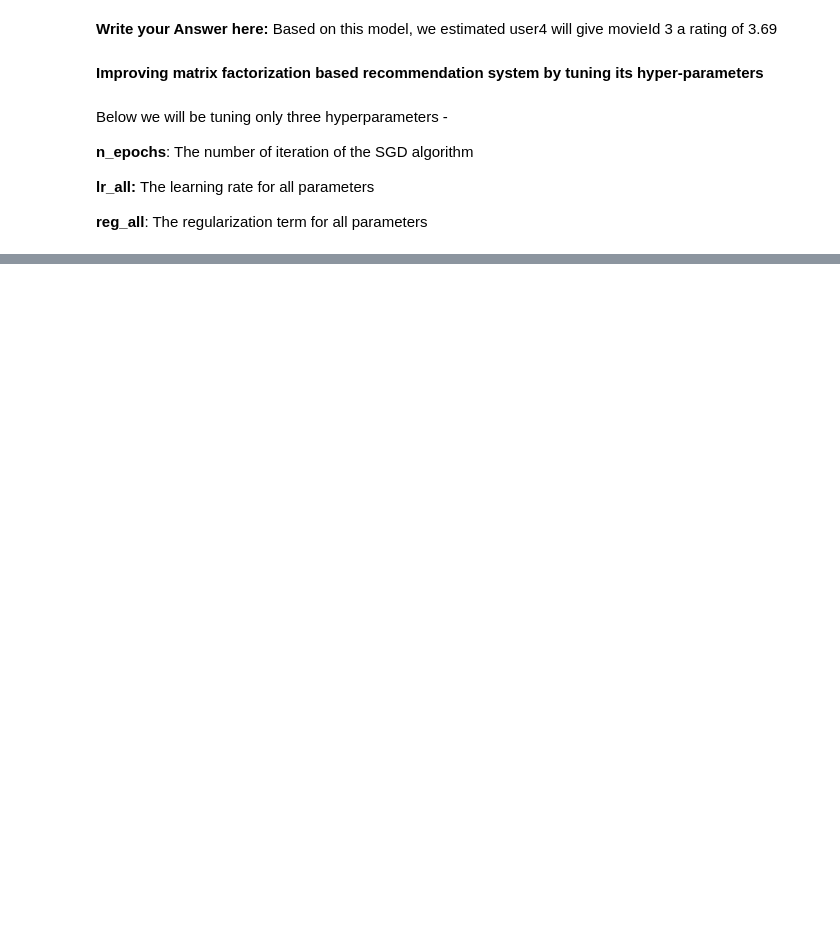
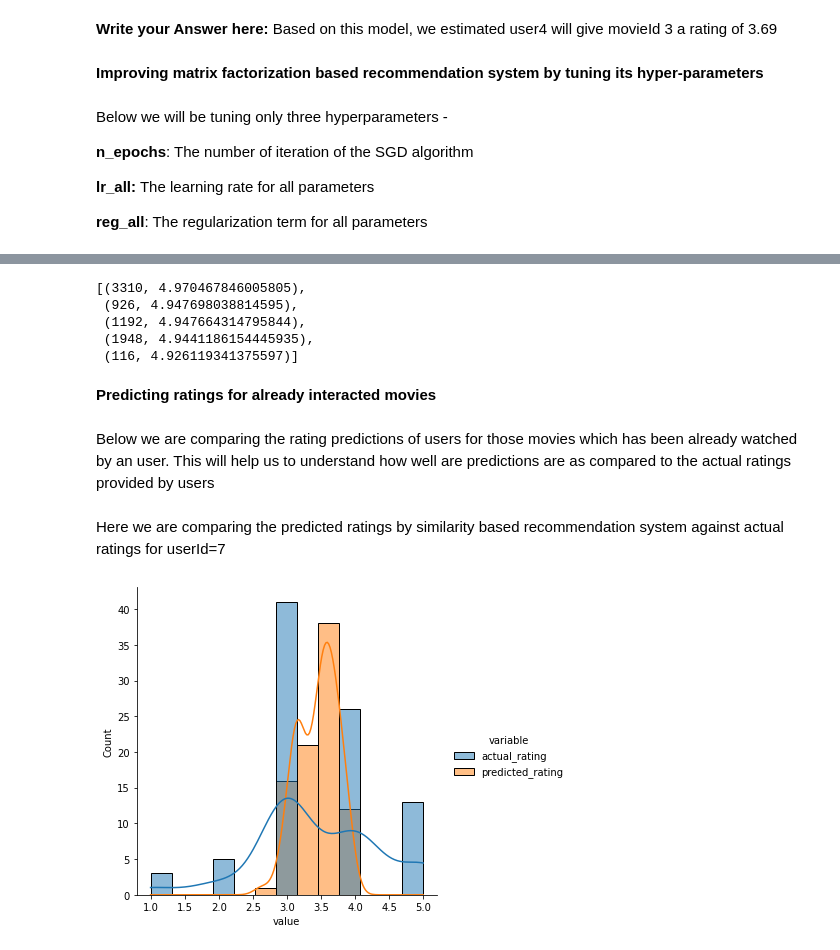
Before and after one commit to zhouxuan01/zhouxuan01, a Jupyter notebook: Movie_Recommendation_System.ipynb, the cells around one changed output, grey strips where cells are left out. Drawn from its saved outputs; the diff is of its cells as text; code cells hidden in the pictures; blank space fills up the shorter version.

```diff
--- a/Movie_Recommendation_System.ipynb
+++ b/Movie_Recommendation_System.ipynb
@@ -715,0 +718,11 @@ Below we will be tuning only three hyperparameters -
+# %%
+# Set the parameter space to tune
+param_grid = { 'n_epochs': [10,20,30], 'lr_all' : [0.001, 0.005, 0.01], 'reg_all': [0.2, 0.4, 0.6]}
+# Performing 3-fold gridsearch cross validation
+gs = GridSearchCV (SVD, param_grid, measures = ['rmse', 'mae'], cv = 3, n_jobs = -1)
+# Fitting data
+gs.fit(data)
+# Best RMSE score
+print(gs.best_score['rmse'])
+# Combination of parameters that gave the best RMSE score
+print(gs.best_params['rmse'])
@@ -715,0 +782,48 @@ Below we will be tuning only three hyperparameters -
+# %%
+get_recommendations (rating, 4, 5, svd_algo_optimized)
+# %% [output]
+[(3310, 4.970467846005805),
+ (926, 4.947698038814595),
+ (1192, 4.947664314795844),
+ (1948, 4.9441186154445935),
+ (116, 4.926119341375597)]
+# %% [markdown]
+**Predicting ratings for already interacted movies**
+# %% [markdown]
+Below we are comparing the rating predictions of users for those movies which has been already watched by an user. This will help us to understand how well are predictions are as compared to the actual ratings provided by users
+# %%
+def predict_already_interacted_ratings(data, user_id, algo):
+
+    # Creating an empty list to store the recommended movie ids
+    recommendations = []
+
+    # Creating an user item interactions matrix
+    user_item_interactions_matrix = data.pivot(index='userId', columns='movieId', values='rating')
+
+    # Extracting those movie ids which the user_id has interacted already
+    interacted_movies = user_item_interactions_matrix.loc[user_id][user_item_interactions_matrix.loc[user_id].notnull()].index.tolist()
+
+    # Looping through each of the movie id which user_id has interacted already
+    for item_id in interacted_movies:
+
+        # Extracting actual ratings
+        actual_rating = user_item_interactions_matrix.loc[user_id, item_id]
+
+        # Predicting the ratings for those non interacted movie ids by this user
+        predicted_rating = algo.predict(user_id, item_id).est
+
+        # Appending the predicted ratings
+        recommendations.append((item_id, actual_rating, predicted_rating))
+
+    # Sorting the predicted ratings in descending order
+    recommendations.sort(key=lambda x: x[1], reverse=True)
+
+    return pd.DataFrame(recommendations, columns=['movieId', 'actual_rating', 'predicted_rating']) # returing top n highest predicted rating movies for this user
+# %% [markdown]
+Here we are comparing the predicted ratings by similarity based recommendation system against actual ratings for userId=7
+# %%
+predicted_ratings_for_interacted_movies = predict_already_interacted_ratings(rating, 7, similarity_algo_optimized_item)
+df = predicted_ratings_for_interacted_movies.melt(id_vars='movieId', value_vars=['actual_rating', 'predicted_rating'])
+sns.displot(data=df, x='value', hue='variable', kde=True);
+# %% [output]
+[figure, added]
```
Also changed, not shown: parts of 41 cells of this notebook.
